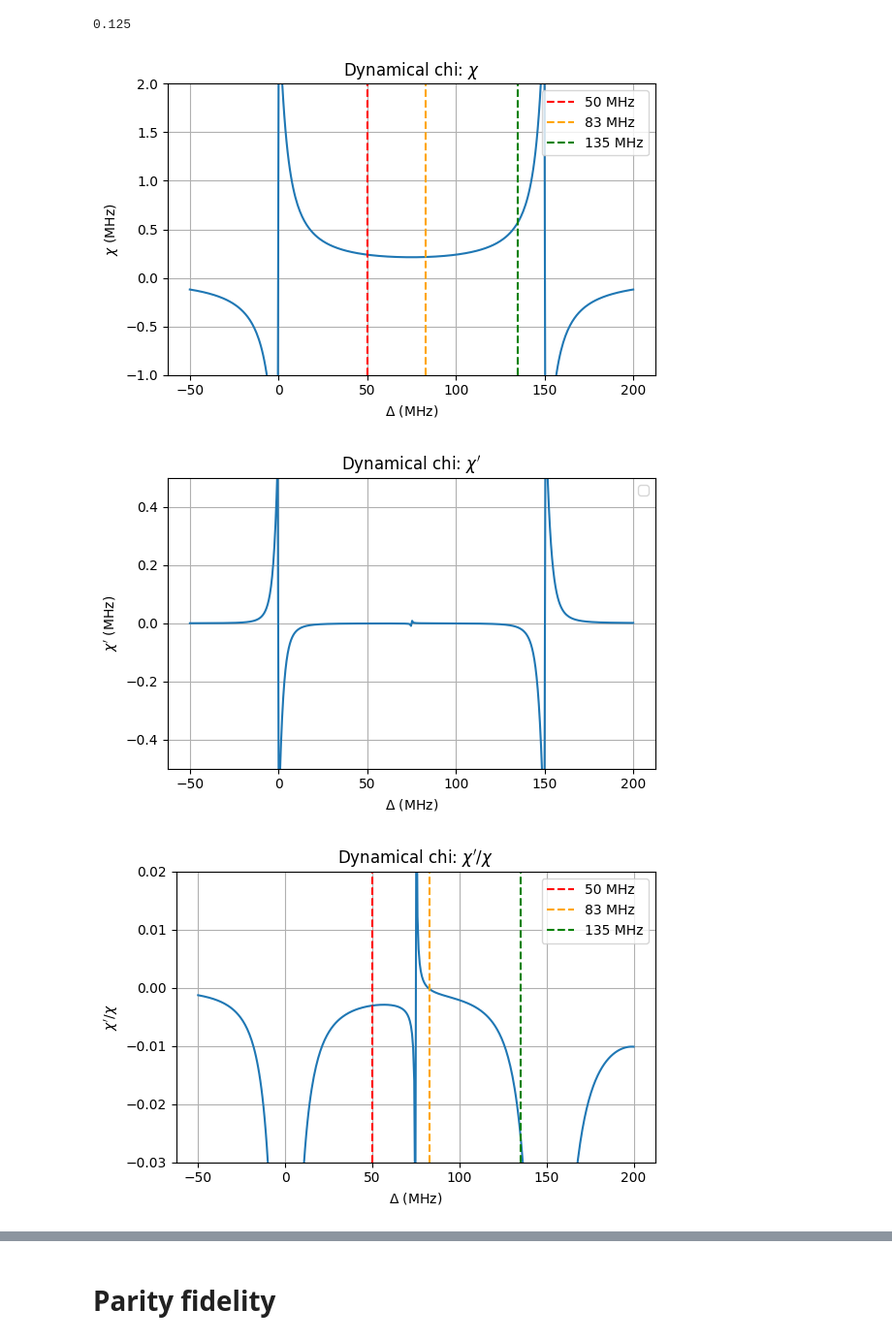
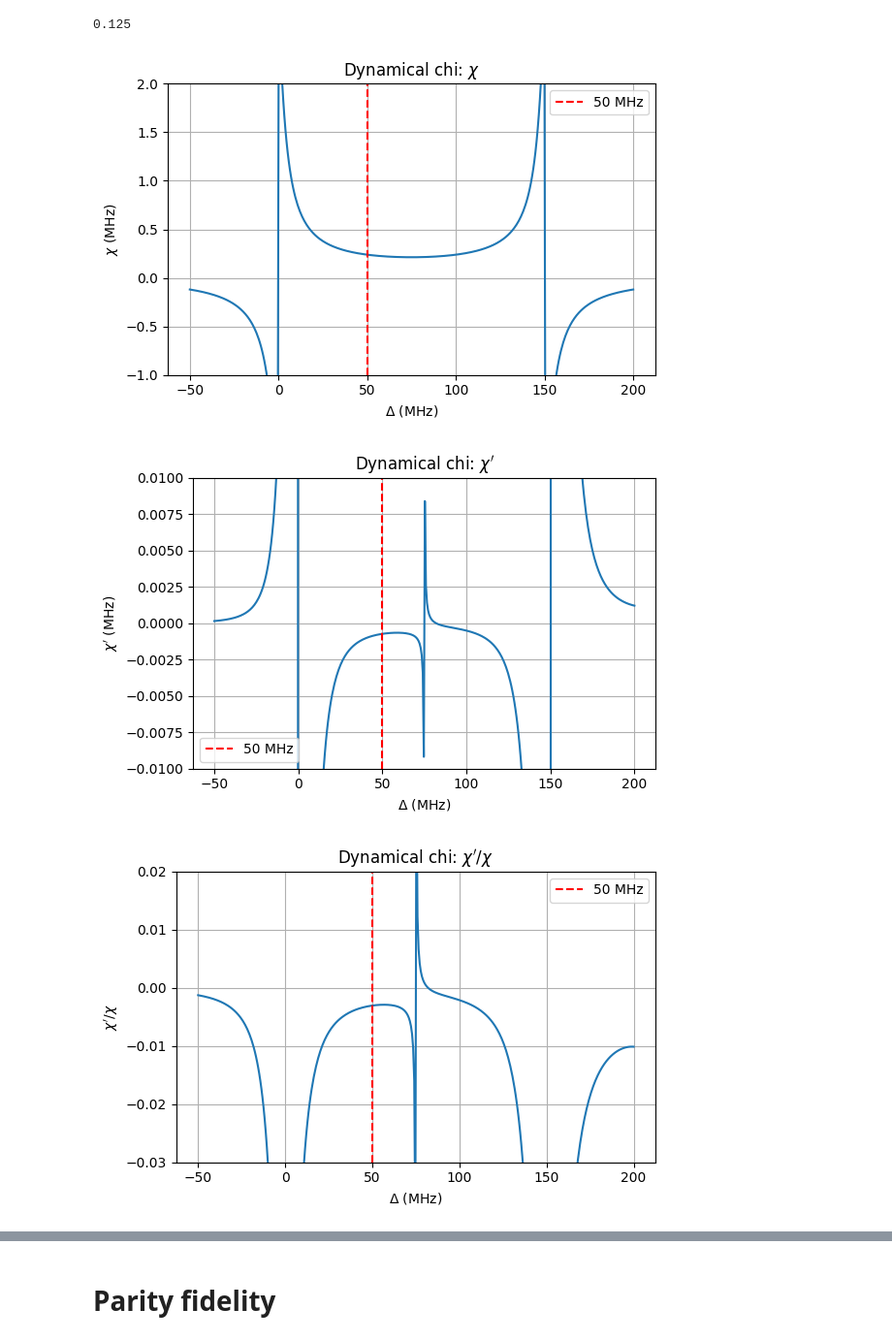
Before and after one commit to TunmayGerg/quantum-simulation-code, a Jupyter notebook: Optimal control/dchi_static.ipynb, the cells around one changed output, grey strips where cells are left out. Shown at 97% size. Saved outputs shown, nothing was run; the diff lists cells and outputs as text; code cells hidden in the pictures.

```diff
--- a/Optimal control/dchi_static.ipynb
+++ b/Optimal control/dchi_static.ipynb
@@ -113,43 +113,46 @@ fig1, ax1 = plt.subplots(figsize=(6, 4))
 ax1.plot(delta_MHz_vals, chis)
 # ax1.plot(delta_MHz_vals, chis_theory / (2*np.pi), label='theory')
 ax1.axvline(50, color='red', linestyle='--', label='50 MHz')
-ax1.axvline(83, color='orange', linestyle='--', label='83 MHz')
-ax1.axvline(135, color='green', linestyle='--', label='135 MHz')
+# ax1.axvline(83, color='orange', linestyle='--', label='83 MHz')
+# ax1.axvline(135, color='green', linestyle='--', label='132 MHz')
 ax1.set_xlabel(r'$\Delta$ (MHz)')
 ax1.set_ylabel(r'$\chi$ (MHz)')
 ax1.set_title(r'Dynamical chi: $\chi$')
 ax1.set_ylim(-1, 2)
 ax1.legend(); ax1.grid(True)
 plt.tight_layout(); plt.show()
 
 fig2, ax2 = plt.subplots(figsize=(6, 4))
 ax2.plot(delta_MHz_vals, chi_primes / 2) # divide by 2 to match john convention of chi prime
 # ax2.plot(delta_MHz_vals, chis_theory_prime / (2*np.pi), label='theory')
+ax2.axvline(50, color='red', linestyle='--', label='50 MHz')
+# ax2.axvline(83, color='orange', linestyle='--', label='83 MHz')
+# ax2.axvline(135, color='green', linestyle='--', label='132 MHz')
 ax2.set_xlabel(r'$\Delta$ (MHz)')
 ax2.set_ylabel(r"$\chi'$ (MHz)")
 ax2.set_title(r"Dynamical chi: $\chi'$")
-ax2.set_ylim(-0.5, 0.5)
+ax2.set_ylim(-0.01, 0.01)
 ax2.legend(); ax2.grid(True)
 plt.tight_layout(); plt.show()
 
 fig3, ax3 = plt.subplots(figsize=(6, 4))
 ax3.plot(delta_MHz_vals, ratio / 2)
 # ax3.plot(delta_MHz_vals, chs_theory_ratio, label='theory')
 ax3.axvline(50, color='red', linestyle='--', label='50 MHz')
-ax3.axvline(83, color='orange', linestyle='--', label='83 MHz')
-ax3.axvline(135, color='green', linestyle='--', label='135 MHz')
+# ax3.axvline(83, color='orange', linestyle='--', label='83 MHz')
+# ax3.axvline(135, color='green', linestyle='--', label='132 MHz')
 ax3.set_xlabel(r'$\Delta$ (MHz)')
 ax3.set_ylabel(r"$\chi'/\chi$")
 ax3.set_title(r"Dynamical chi: $\chi'/\chi$")
 ax3.set_ylim(-0.03, 0.02)
 ax3.legend(); ax3.grid(True)
 plt.tight_layout(); plt.show()
 
 print(f"At delta = 50 MHz, chi = {chis[np.argmin(np.abs(delta_MHz_vals - 50))]:.6f} MHz, chi' = {chi_primes[np.argmin(np.abs(delta_MHz_vals - 50))]/2:.6f} MHz, chi'/chi = {ratio[np.argmin(np.abs(delta_MHz_vals - 50))]/2:.6f}")
 # %% [output]
-[figure, old version]
+[figure, new version]
-[figure, old version]
+[figure, new version]
-[figure, old version]
+[figure, new version]
 At delta = 50 MHz, chi = 0.238460 MHz, chi' = -0.000724 MHz, chi'/chi = -0.003036
 # %% [markdown]
 # Parity fidelity
```
Also changed, not shown: parts of 3 cells of this notebook, 18 other files.
